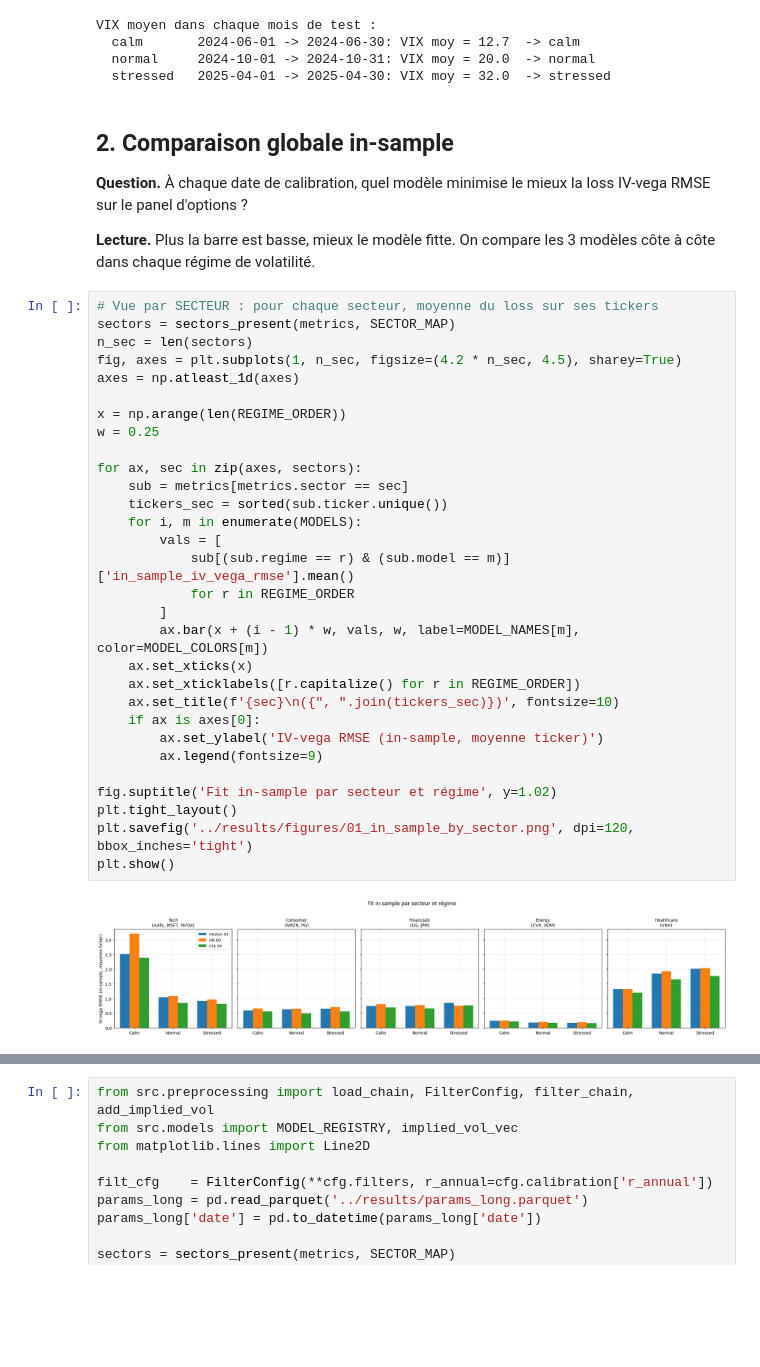
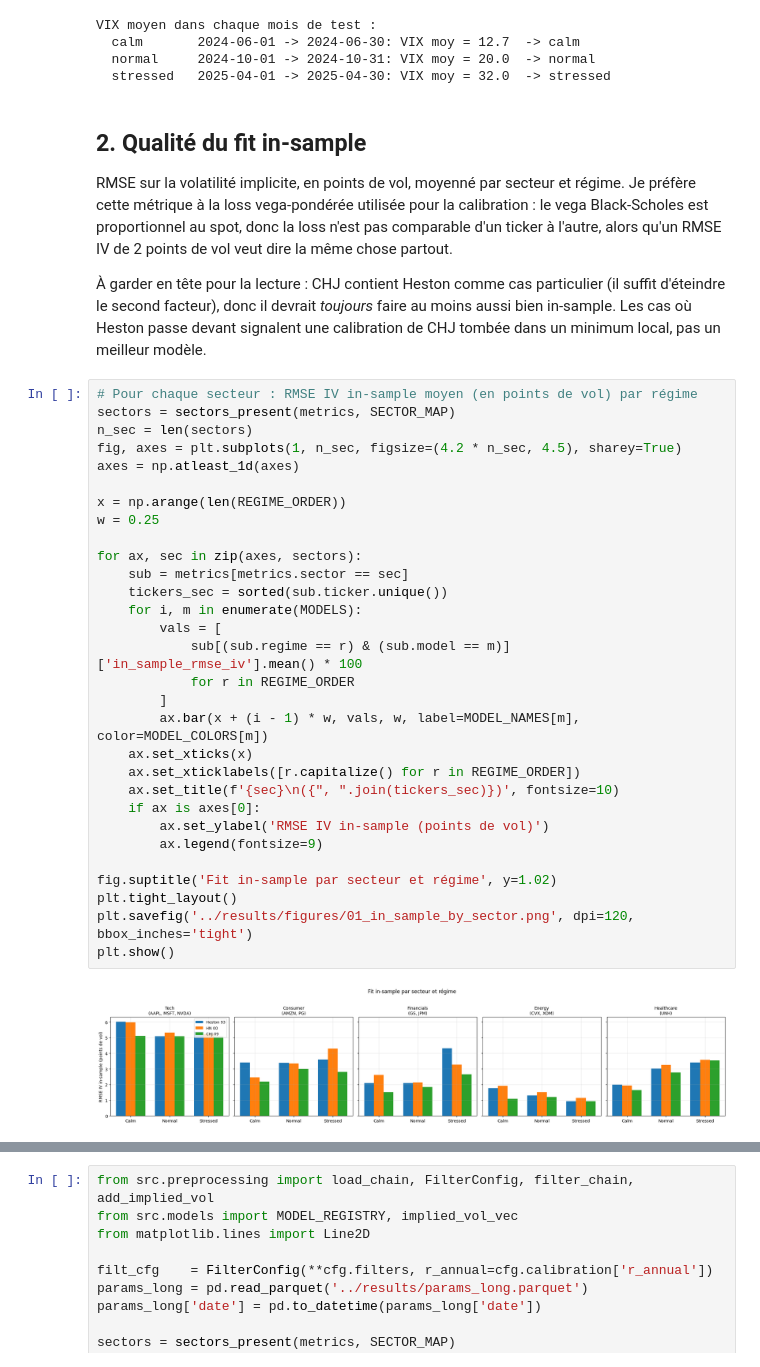
Before and after one commit to theomonredon/option_pricing_comparison_Heston93_HN00_CHJ09, a Jupyter notebook: notebooks/analysis.ipynb, the cells around one changed output, grey strips where cells are left out. Drawn from its saved outputs; the diff is of its cells as text; blank space fills up the shorter version.

Commit message:
adding tickers and updating results

```diff
--- a/notebooks/analysis.ipynb
+++ b/notebooks/analysis.ipynb
@@ -142,45 +146,50 @@ VIX moyen dans chaque mois de test :
   normal     2024-10-01 -> 2024-10-31: VIX moy = 20.0  -> normal
   stressed   2025-04-01 -> 2025-04-30: VIX moy = 32.0  -> stressed
 # %% [markdown]
-## 2. Comparaison globale in-sample
+## 2. Qualité du fit in-sample
 
-**Question.** À chaque date de calibration, quel modèle minimise le mieux la
-loss IV-vega RMSE sur le panel d'options ?
+RMSE sur la volatilité implicite, en points de vol, moyenné par secteur et
+régime. Je préfère cette métrique à la loss vega-pondérée utilisée pour la
+calibration : le vega Black-Scholes est proportionnel au spot, donc la loss
+n'est pas comparable d'un ticker à l'autre, alors qu'un RMSE IV de 2 points de
+vol veut dire la même chose partout.
 
-**Lecture.** Plus la barre est basse, mieux le modèle fitte. On compare les
-3 modèles côte à côte dans chaque régime de volatilité.
+À garder en tête pour la lecture : CHJ contient Heston comme cas particulier
+(il suffit d'éteindre le second facteur), donc il devrait *toujours* faire au
+moins aussi bien in-sample. Les cas où Heston passe devant signalent une
+calibration de CHJ tombée dans un minimum local, pas un meilleur modèle.
 # %%
-# Vue par SECTEUR : pour chaque secteur, moyenne du loss sur ses tickers
+# Pour chaque secteur : RMSE IV in-sample moyen (en points de vol) par régime
 sectors = sectors_present(metrics, SECTOR_MAP)
 n_sec = len(sectors)
 fig, axes = plt.subplots(1, n_sec, figsize=(4.2 * n_sec, 4.5), sharey=True)
 axes = np.atleast_1d(axes)
 
 x = np.arange(len(REGIME_ORDER))
 w = 0.25
 
 for ax, sec in zip(axes, sectors):
     sub = metrics[metrics.sector == sec]
     tickers_sec = sorted(sub.ticker.unique())
     for i, m in enumerate(MODELS):
         vals = [
-            sub[(sub.regime == r) & (sub.model == m)]['in_sample_iv_vega_rmse'].mean()
+            sub[(sub.regime == r) & (sub.model == m)]['in_sample_rmse_iv'].mean() * 100
             for r in REGIME_ORDER
         ]
         ax.bar(x + (i - 1) * w, vals, w, label=MODEL_NAMES[m], color=MODEL_COLORS[m])
     ax.set_xticks(x)
     ax.set_xticklabels([r.capitalize() for r in REGIME_ORDER])
     ax.set_title(f'{sec}\n({", ".join(tickers_sec)})', fontsize=10)
     if ax is axes[0]:
-        ax.set_ylabel('IV-vega RMSE (in-sample, moyenne ticker)')
+        ax.set_ylabel('RMSE IV in-sample (points de vol)')
         ax.legend(fontsize=9)
 
 fig.suptitle('Fit in-sample par secteur et régime', y=1.02)
 plt.tight_layout()
 plt.savefig('../results/figures/01_in_sample_by_sector.png', dpi=120, bbox_inches='tight')
 plt.show()
 # %% [output]
-[figure, old version]
+[figure, new version]
 # %% [markdown]
 ## 3. Fit du smile de volatilité
 
```
Also changed, not shown: parts of 11 cells of this notebook, 9 other files.
